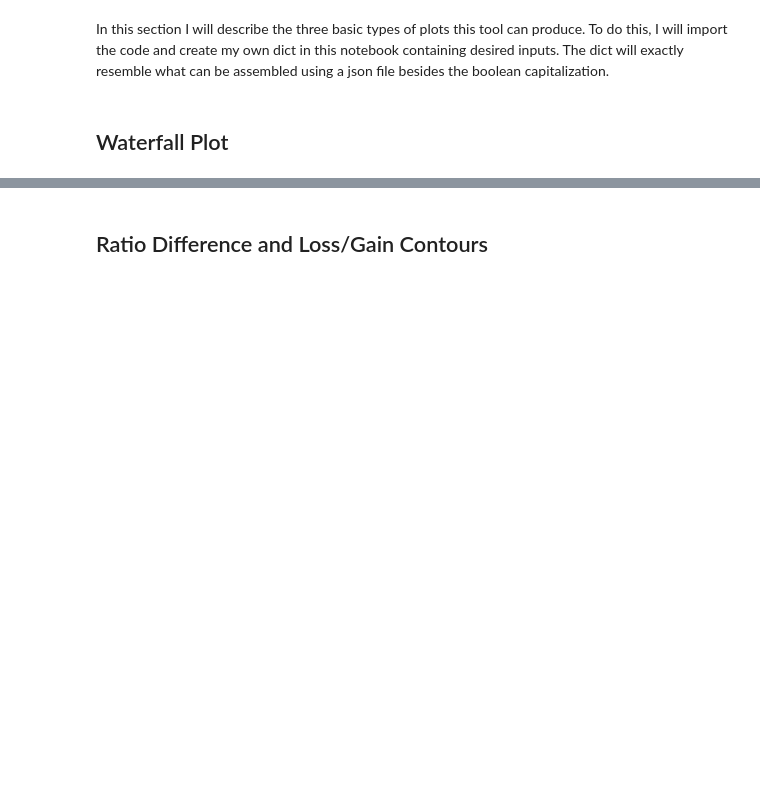
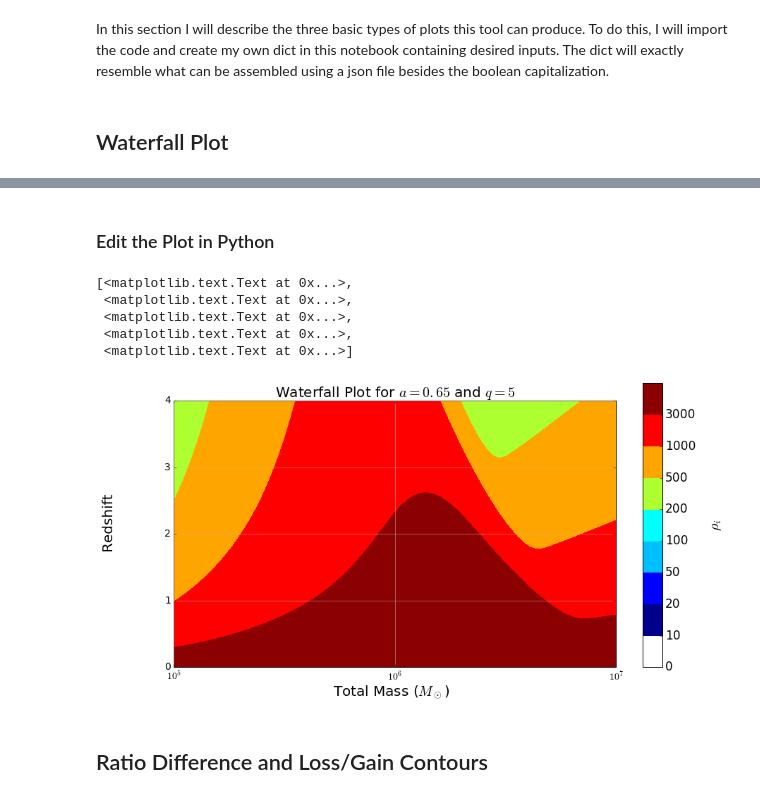
Before and after one commit to mikekatz04/BOWIE, a Jupyter notebook: make_plot_guide.ipynb, the cells around one changed output, grey strips where cells are left out. Drawn from its saved outputs; the diff is of its cells as text; code cells hidden in the pictures; blank space fills up the shorter version.

```diff
--- a/make_plot_guide.ipynb
+++ b/make_plot_guide.ipynb
@@ -74,3 +69,19 @@ plot_main(waterfall_dict)
+# %% [markdown]
+### Edit the Plot in Python
+# %%
+fig, ax = plot_main(waterfall_dict, return_fig_ax=True)
+ax[0].set_title('Waterfall Plot for $a=0.65$ and $q=5$', fontsize=20)
+ax[0].set_xlim(5,7)
+ax[0].set_ylim(0,4)
+ax[0].set_yticks([0,1,2,3,4])
+ax[0].set_yticklabels([0,1,2,3,4])
+# %% [output]
+[<matplotlib.text.Text at 0x...>,
+ <matplotlib.text.Text at 0x...>,
+ <matplotlib.text.Text at 0x...>,
+ <matplotlib.text.Text at 0x...>,
+ <matplotlib.text.Text at 0x...>]
+[figure, added]
 # %% [markdown]
 ## Ratio Difference and Loss/Gain Contours
 # %% [markdown]
```
Also changed, not shown: parts of 16 cells of this notebook, 7 other files.
